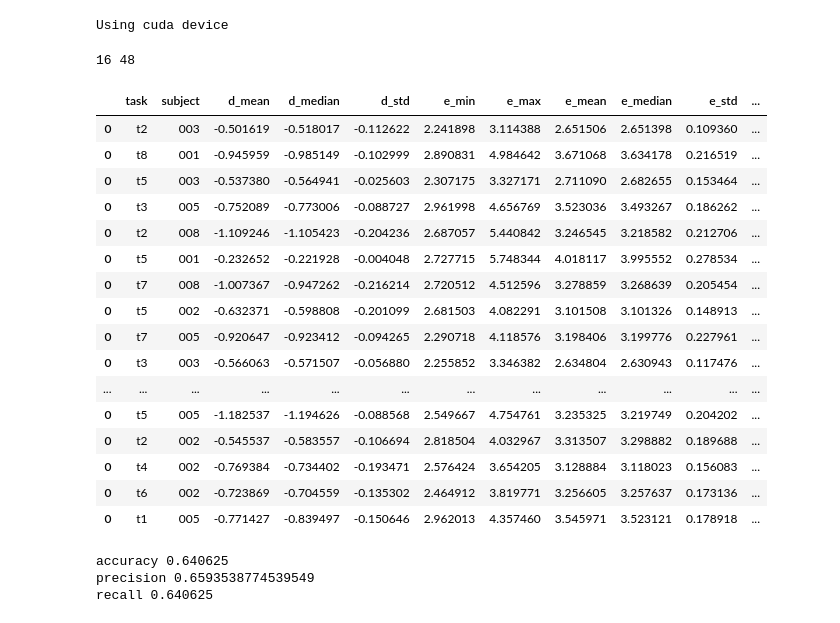
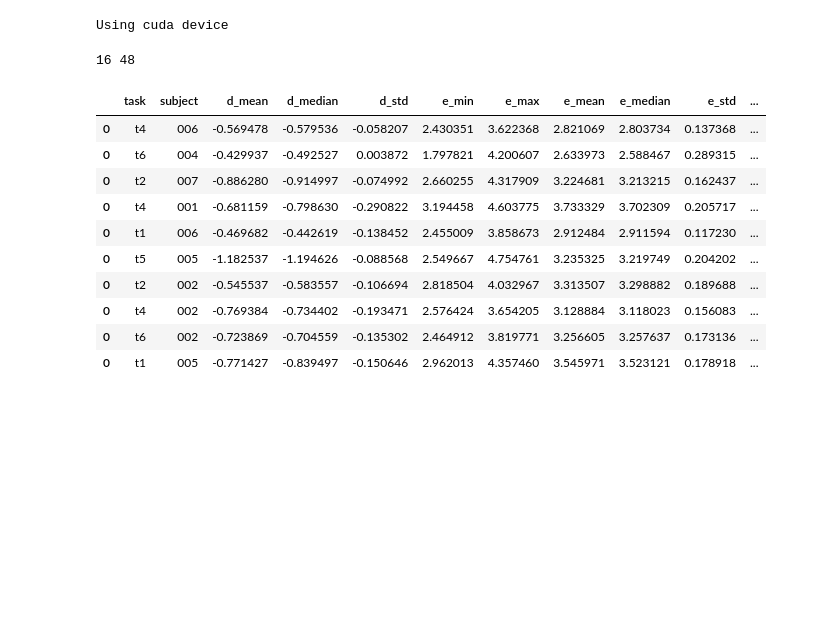
Before and after one commit to ics-unisg/nassy, a Jupyter notebook: model/training-loop.ipynb, the cells around one changed output. Saved outputs shown, nothing was run; the diff lists cells and outputs as text; code cells hidden in the pictures; blank space fills up the shorter version.

```diff
--- a/model/training-loop.ipynb
+++ b/model/training-loop.ipynb
@@ -20,42 +22,38 @@ Using cuda device
 # %%
 # dataset is here: smb://nas-weber01.unisg.ch/data/Nassy/03_Online_Model/features
 _, _, file_names = next(walk('./dataset'))
 
 files = [(name.split('_')[0], name.split('_')[1].split('.')[0], name) for name in file_names]
 
 dataset = pd.DataFrame()
 
 for (subject_number, task, file_name) in files:
     part = pd.read_csv(f'./dataset/{file_name}')
     labels = pd.read_csv(f'./labels/{subject_number}.csv', sep=";").set_index('task')
     rating = float(labels.loc[task]['r'])
     part['label'] = int(rating > 4)
     part['subject'] = subject_number
     part['d_lhipa'] = part['e_lhipa'] - part['b_lhipa']
     part['d_peak_count'] = part['e_peak_count'] - part['b_peak_count']
     part['d_median'] = part['e_median'] - part['b_median']
     part['d_std'] = part['e_std'] - part['b_std']
     part['d_mean'] = part['e_mean'] - part['b_mean']
+    part['d_min'] = part['e_min'] - part['b_min']
+    part['d_max'] = part['e_max'] - part['b_max']
 
     dataset = pd.concat([part, dataset])
 
 print(len(dataset[dataset['label'] == 1]), len(dataset[dataset['label'] == 0]))
 
-dataset.tail(80)
+dataset.tail(10)
 # %% [output]
 16 48
 |  | task | subject | d_mean | d_median | d_std | e_min | e_max | e_mean | e_median | e_std | ... |
-| 0 | t2 | 003 | -0.501619 | -0.518017 | -0.112622 | 2.241898 | 3.114388 | 2.651506 | 2.651398 | 0.109360 | ... |
-| 0 | t8 | 001 | -0.945959 | -0.985149 | -0.102999 | 2.890831 | 4.984642 | 3.671068 | 3.634178 | 0.216519 | ... |
-| 0 | t5 | 003 | -0.537380 | -0.564941 | -0.025603 | 2.307175 | 3.327171 | 2.711090 | 2.682655 | 0.153464 | ... |
-| 0 | t3 | 005 | -0.752089 | -0.773006 | -0.088727 | 2.961998 | 4.656769 | 3.523036 | 3.493267 | 0.186262 | ... |
-| 0 | t2 | 008 | -1.109246 | -1.105423 | -0.204236 | 2.687057 | 5.440842 | 3.246545 | 3.218582 | 0.212706 | ... |
-| 0 | t5 | 001 | -0.232652 | -0.221928 | -0.004048 | 2.727715 | 5.748344 | 4.018117 | 3.995552 | 0.278534 | ... |
-| 0 | t7 | 008 | -1.007367 | -0.947262 | -0.216214 | 2.720512 | 4.512596 | 3.278859 | 3.268639 | 0.205454 | ... |
-| 0 | t5 | 002 | -0.632371 | -0.598808 | -0.201099 | 2.681503 | 4.082291 | 3.101508 | 3.101326 | 0.148913 | ... |
-| 0 | t7 | 005 | -0.920647 | -0.923412 | -0.094265 | 2.290718 | 4.118576 | 3.198406 | 3.199776 | 0.227961 | ... |
-| 0 | t3 | 003 | -0.566063 | -0.571507 | -0.056880 | 2.255852 | 3.346382 | 2.634804 | 2.630943 | 0.117476 | ... |
-| ... | ... | ... | ... | ... | ... | ... | ... | ... | ... | ... | ... |
+| 0 | t4 | 006 | -0.569478 | -0.579536 | -0.058207 | 2.430351 | 3.622368 | 2.821069 | 2.803734 | 0.137368 | ... |
+| 0 | t6 | 004 | -0.429937 | -0.492527 | 0.003872 | 1.797821 | 4.200607 | 2.633973 | 2.588467 | 0.289315 | ... |
+| 0 | t2 | 007 | -0.886280 | -0.914997 | -0.074992 | 2.660255 | 4.317909 | 3.224681 | 3.213215 | 0.162437 | ... |
+| 0 | t4 | 001 | -0.681159 | -0.798630 | -0.290822 | 3.194458 | 4.603775 | 3.733329 | 3.702309 | 0.205717 | ... |
+| 0 | t1 | 006 | -0.469682 | -0.442619 | -0.138452 | 2.455009 | 3.858673 | 2.912484 | 2.911594 | 0.117230 | ... |
 | 0 | t5 | 005 | -1.182537 | -1.194626 | -0.088568 | 2.549667 | 4.754761 | 3.235325 | 3.219749 | 0.204202 | ... |
 | 0 | t2 | 002 | -0.545537 | -0.583557 | -0.106694 | 2.818504 | 4.032967 | 3.313507 | 3.298882 | 0.189688 | ... |
 | 0 | t4 | 002 | -0.769384 | -0.734402 | -0.193471 | 2.576424 | 3.654205 | 3.128884 | 3.118023 | 0.156083 | ... |
@@ -202,11 +169,0 @@ for task, subject in permutation:
-# %%
-from sklearn.metrics import precision_score, recall_score, accuracy_score
-
-
-print("accuracy", np.mean([accuracy_score(y_true, y_pred) for y_pred, y_true in ys]))
-print("precision", np.mean([precision_score(y_true, y_pred, average='weighted') for y_pred, y_true in ys]))
-print("recall", np.mean([recall_score(y_true, y_pred, average='weighted') for y_pred, y_true in ys]))
-# %% [output]
-accuracy 0.640625
-precision 0.6593538774539549
-recall 0.640625
```
Also changed, not shown: parts of 7 cells of this notebook, 1 other file.
